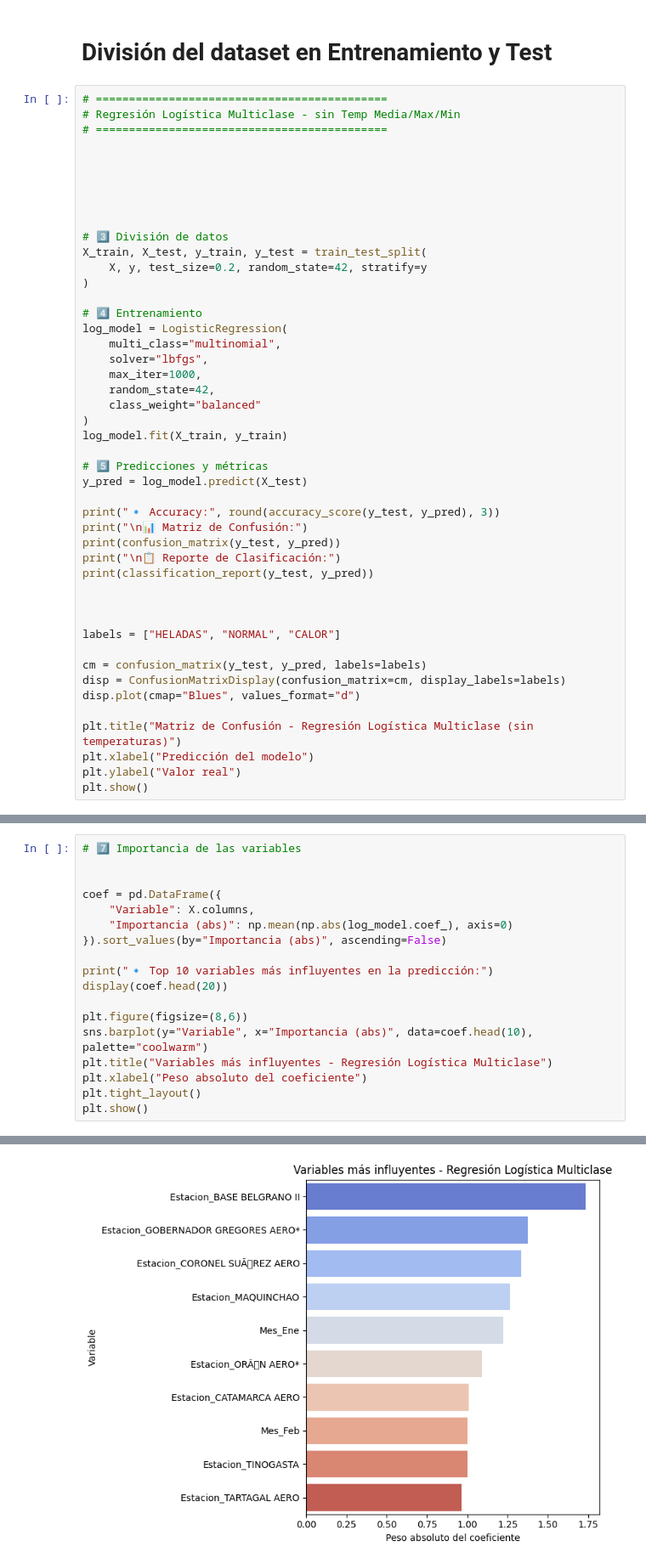
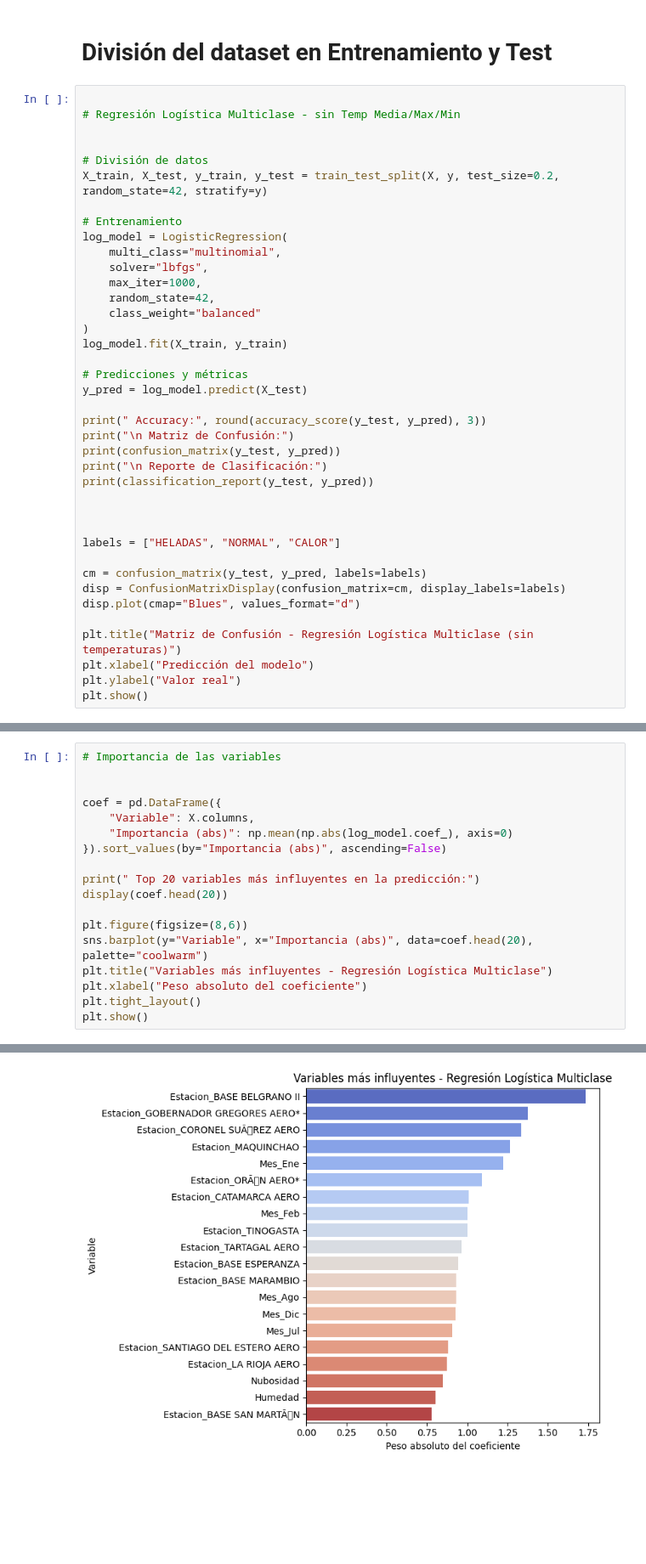
Before and after one commit to MarianoBuet/Aprendizaje-Autom-tico, a Jupyter notebook: Entregas_Parcial/notebooks/Predicción_de__Alertas__Termicas_RLog.ipynb, the cells around one changed output, grey strips where cells are left out. Shown at 85% size. Saved outputs shown, nothing was run; the diff lists cells and outputs as text; blank space fills up the shorter version.

```diff
--- a/Entregas_Parcial/notebooks/Predicción_de__Alertas__Termicas_RLog.ipynb
+++ b/Entregas_Parcial/notebooks/Predicción_de__Alertas__Termicas_RLog.ipynb
@@ -288,21 +292,14 @@ dtype: int64
 # %% [markdown]
 # División del dataset en Entrenamiento y Test
 # %%
-# ============================================
+
 # Regresión Logística Multiclase - sin Temp Media/Max/Min
-# ============================================
 
 
+# División de datos
+X_train, X_test, y_train, y_test = train_test_split(X, y, test_size=0.2, random_state=42, stratify=y)
 
-
-
-
-# 3️⃣ División de datos
-X_train, X_test, y_train, y_test = train_test_split(
-    X, y, test_size=0.2, random_state=42, stratify=y
-)
-
-# 4️⃣ Entrenamiento
+# Entrenamiento
 log_model = LogisticRegression(
     multi_class="multinomial",
     solver="lbfgs",
@@ -312,13 +309,13 @@ log_model = LogisticRegression(
 )
 log_model.fit(X_train, y_train)
 
-# 5️⃣ Predicciones y métricas
+# Predicciones y métricas
 y_pred = log_model.predict(X_test)
 
-print("🔹 Accuracy:", round(accuracy_score(y_test, y_pred), 3))
-print("\n📊 Matriz de Confusión:")
+print(" Accuracy:", round(accuracy_score(y_test, y_pred), 3))
+print("\n Matriz de Confusión:")
 print(confusion_matrix(y_test, y_pred))
-print("\n📋 Reporte de Clasificación:")
+print("\n Reporte de Clasificación:")
 print(classification_report(y_test, y_pred))
 
 
@@ -353,7 +350,7 @@ plt.show()
 weighted avg       0.91      0.87      0.88       235
 [figure]
 # %%
-# 7️⃣ Importancia de las variables
+# Importancia de las variables
 
 
 coef = pd.DataFrame({
@@ -361,11 +358,11 @@ coef = pd.DataFrame({
     "Importancia (abs)": np.mean(np.abs(log_model.coef_), axis=0)
 }).sort_values(by="Importancia (abs)", ascending=False)
 
-print("🔹 Top 10 variables más influyentes en la predicción:")
+print(" Top 20 variables más influyentes en la predicción:")
 display(coef.head(20))
 
 plt.figure(figsize=(8,6))
-sns.barplot(y="Variable", x="Importancia (abs)", data=coef.head(10), palette="coolwarm")
+sns.barplot(y="Variable", x="Importancia (abs)", data=coef.head(20), palette="coolwarm")
 plt.title("Variables más influyentes - Regresión Logística Multiclase")
 plt.xlabel("Peso absoluto del coeficiente")
 plt.tight_layout()
@@ -395 +392 @@ Passing `palette` without assigning `hue` is deprecated and will be removed in v
-[figure, old version]
+[figure, new version]
```
Also changed, not shown: parts of 4 cells of this notebook.
